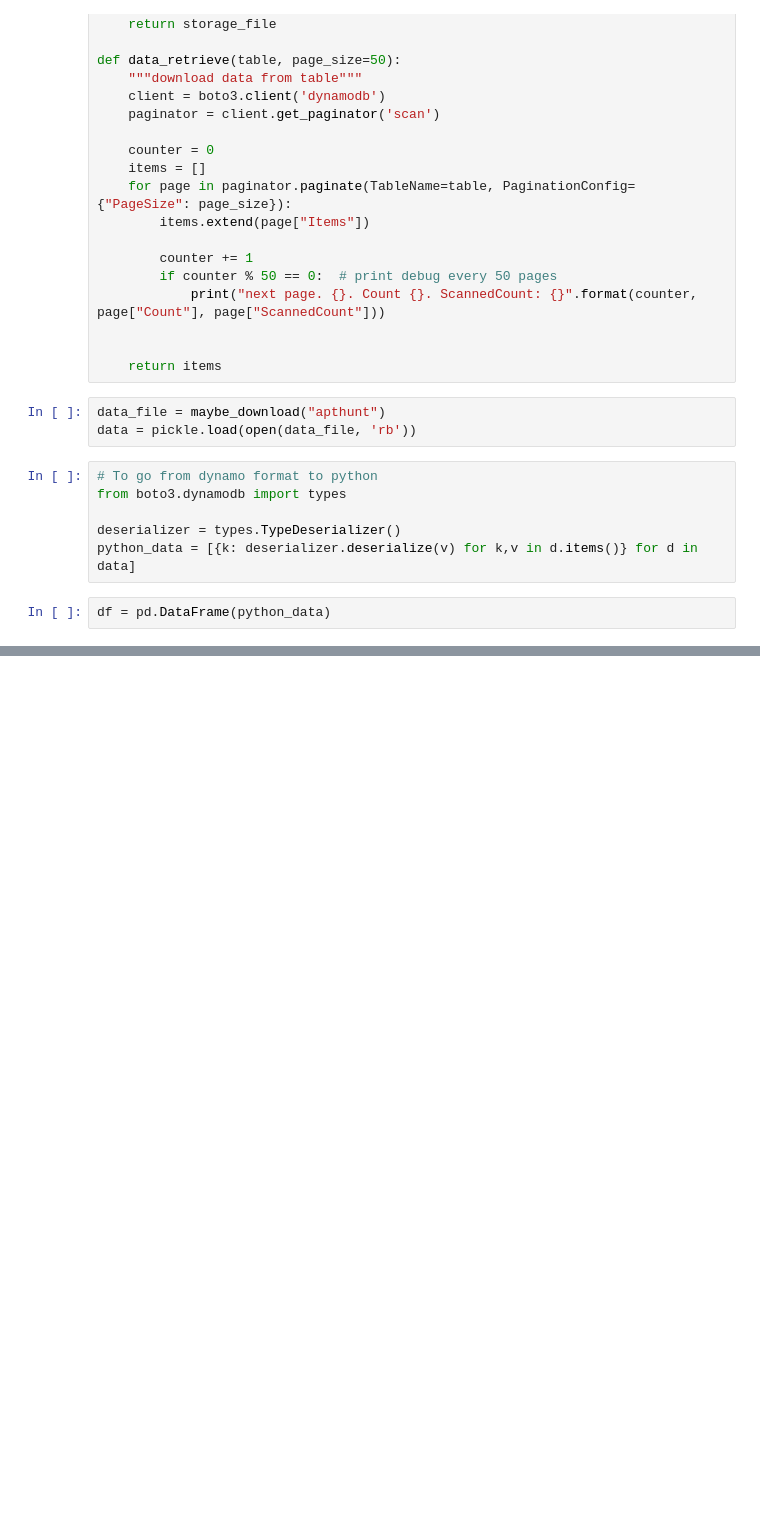
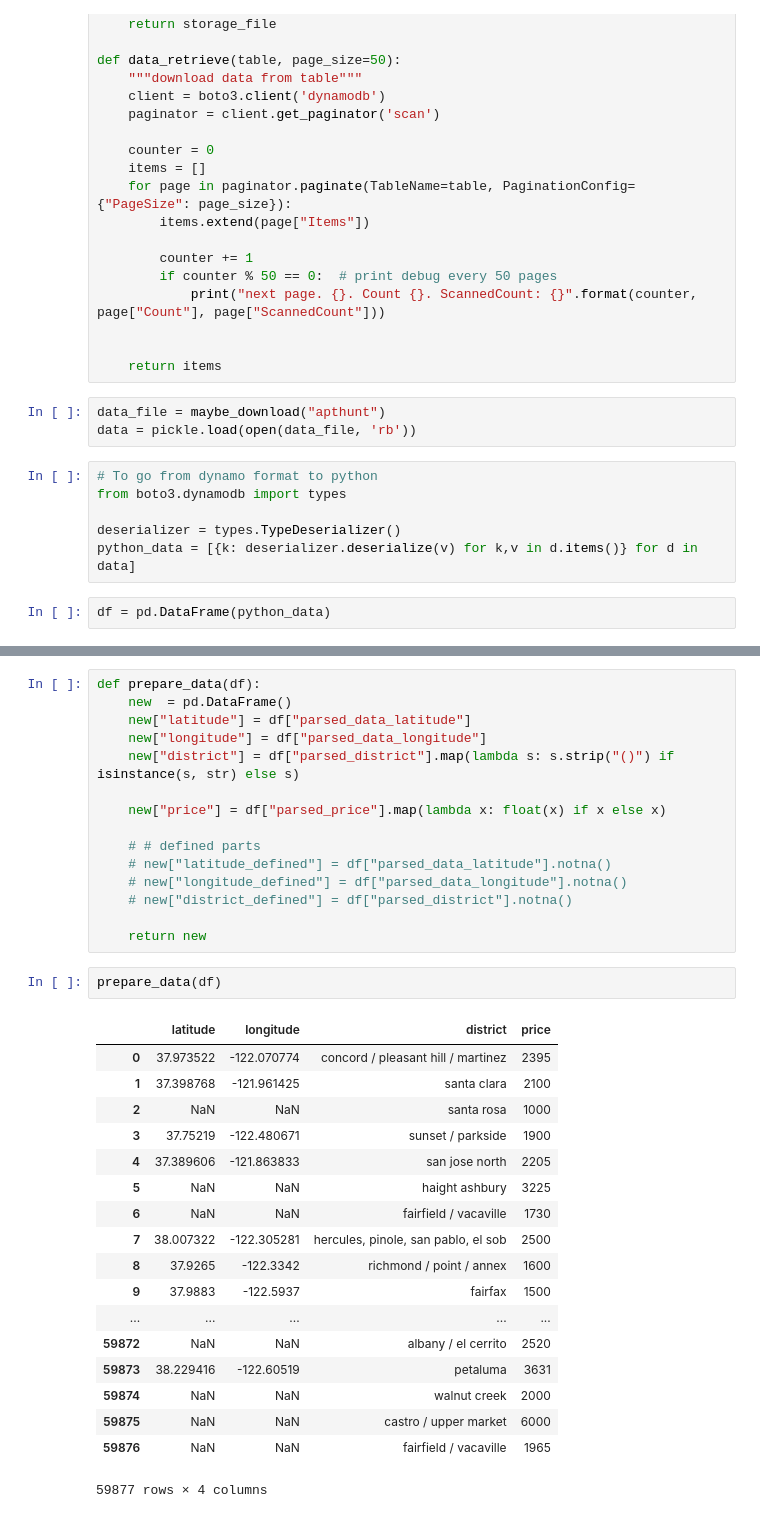
Before and after one commit to vistrcm/apthunt, a Jupyter notebook: analysis/analyze.ipynb, the cells around one changed output, grey strips where cells are left out. Saved outputs shown, nothing was run; the diff lists cells and outputs as text; blank space fills up the shorter version.

Commit message:
extend analyze.ipynb to clean data

```diff
--- a/analysis/analyze.ipynb
+++ b/analysis/analyze.ipynb
@@ -61,0 +95,36 @@ Name: parsed_district, dtype: object
+# %%
+def prepare_data(df):
+    new  = pd.DataFrame()
+    new["latitude"] = df["parsed_data_latitude"]
+    new["longitude"] = df["parsed_data_longitude"]
+    new["district"] = df["parsed_district"].map(lambda s: s.strip("()") if isinstance(s, str) else s)
+
+    new["price"] = df["parsed_price"].map(lambda x: float(x) if x else x)
+
+    # # defined parts
+    # new["latitude_defined"] = df["parsed_data_latitude"].notna()
+    # new["longitude_defined"] = df["parsed_data_longitude"].notna()
+    # new["district_defined"] = df["parsed_district"].notna()
+
+    return new
+# %%
+prepare_data(df)
+# %% [output]
+|  | latitude | longitude | district | price |
+| 0 | 37.973522 | -122.070774 | concord / pleasant hill / martinez | 2395 |
+| 1 | 37.398768 | -121.961425 | santa clara | 2100 |
+| 2 | NaN | NaN | santa rosa | 1000 |
+| 3 | 37.75219 | -122.480671 | sunset / parkside | 1900 |
+| 4 | 37.389606 | -121.863833 | san jose north | 2205 |
+| 5 | NaN | NaN | haight ashbury | 3225 |
+| 6 | NaN | NaN | fairfield / vacaville | 1730 |
+| 7 | 38.007322 | -122.305281 | hercules, pinole, san pablo, el sob | 2500 |
+| 8 | 37.9265 | -122.3342 | richmond / point / annex | 1600 |
+| 9 | 37.9883 | -122.5937 | fairfax | 1500 |
+| ... | ... | ... | ... | ... |
+| 59872 | NaN | NaN | albany / el cerrito | 2520 |
+| 59873 | 38.229416 | -122.60519 | petaluma | 3631 |
+| 59874 | NaN | NaN | walnut creek | 2000 |
+| 59875 | NaN | NaN | castro / upper market | 6000 |
+| 59876 | NaN | NaN | fairfield / vacaville | 1965 |
+59877 rows × 4 columns
```
Also changed, not shown: parts of 11 cells of this notebook.
